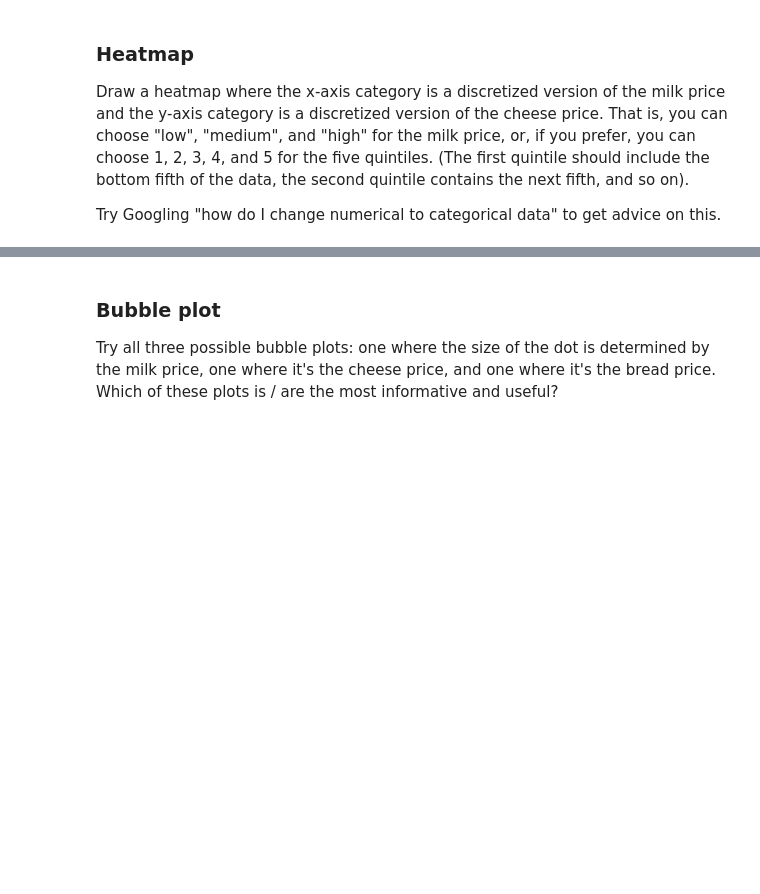
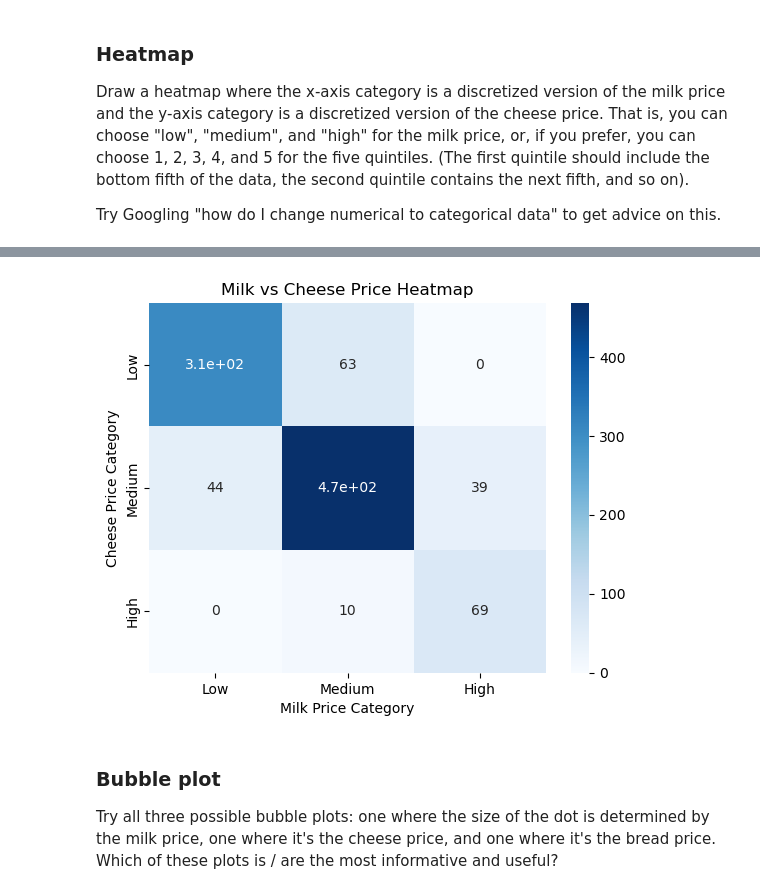
Before and after one commit to chenmichael2/MOD-B-O2, a Jupyter notebook: Week8.ipynb, the cells around one changed output, grey strips where cells are left out. Cells and saved outputs as stored; diff of their text form; code cells hidden in the pictures; blank space fills up the shorter version.

```diff
--- a/Week8.ipynb
+++ b/Week8.ipynb
@@ -226,3 +271,11 @@ df3 = pd.DataFrame({"milk": milk_series, "cheese": cheese_series, "bread": bread
 Draw a heatmap where the x-axis category is a discretized version of the milk price and the y-axis category is a discretized version of the cheese price.  That is, you can choose "low", "medium", and "high" for the milk price, or, if you prefer, you can choose 1, 2, 3, 4, and 5 for the five quintiles.  (The first quintile should include the bottom fifth of the data, the second quintile contains the next fifth, and so on).
 
 Try Googling "how do I change numerical to categorical data" to get advice on this.
+# %%
+df3_copy = df3.copy()
+df3_copy['milk_cat'] = pd.cut(df3_copy["milk"], bins=3, labels=["Low", "Medium", "High"])
+df3_copy["cheese_cat"] = pd.cut(df3_copy["cheese"], bins=3, labels=["Low", "Medium", "High"])
+
+# pivot = df.pivot_table(index = ["city"], columns = ["year"], values = "ticket", aggfunc = "sum")
+price_pivot = df3_copy.pivot_table(index="cheese_cat", columns="milk_cat", aggfunc="size", fill_value=0)
+price_pivot
@@ -229,3 +288,12 @@ Try Googling "how do I change numerical to categorical data" to get advice on th
+# %%
+sns.heatmap(price_pivot, annot=True, cmap="Blues")
+plt.xlabel("Milk Price Category")
+plt.ylabel("Cheese Price Category")
+plt.title("Milk vs Cheese Price Heatmap")
+
+plt.show()
+# %% [output]
+[figure, added]
 # %% [markdown]
 ### Bubble plot
 
```
Also changed, not shown: parts of 15 cells of this notebook.
